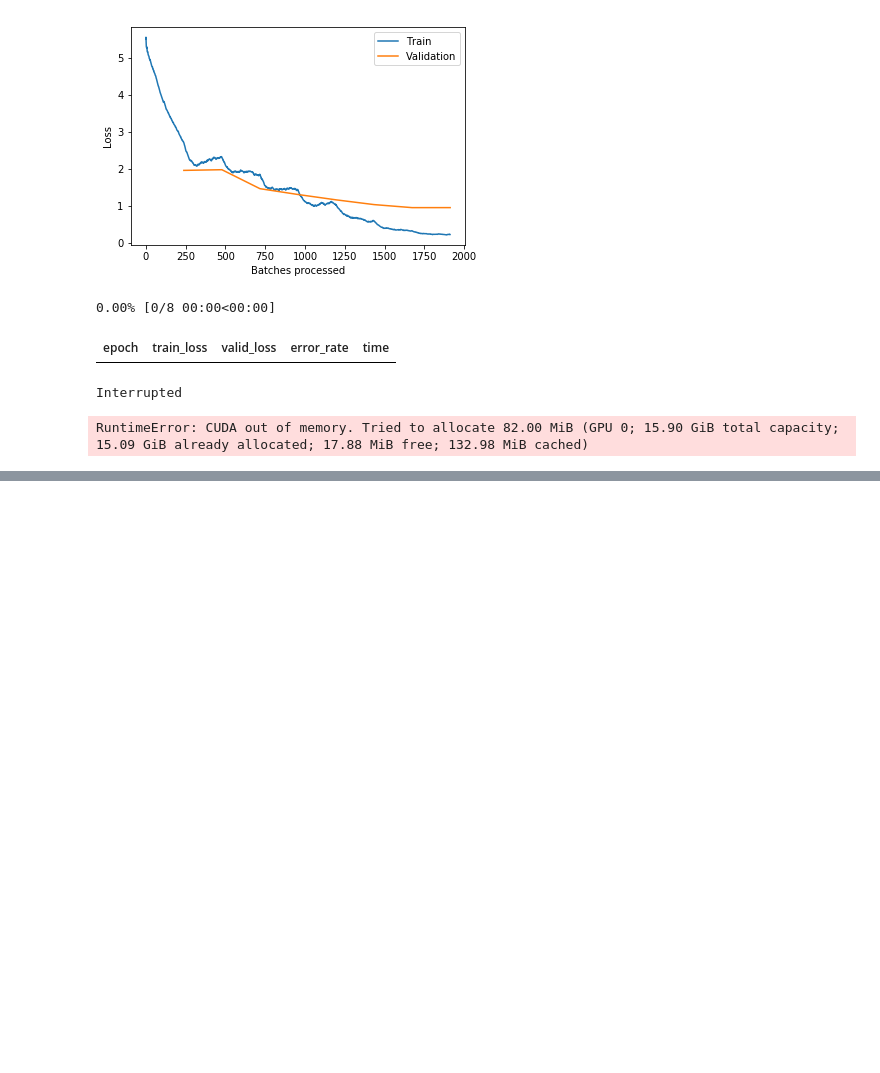
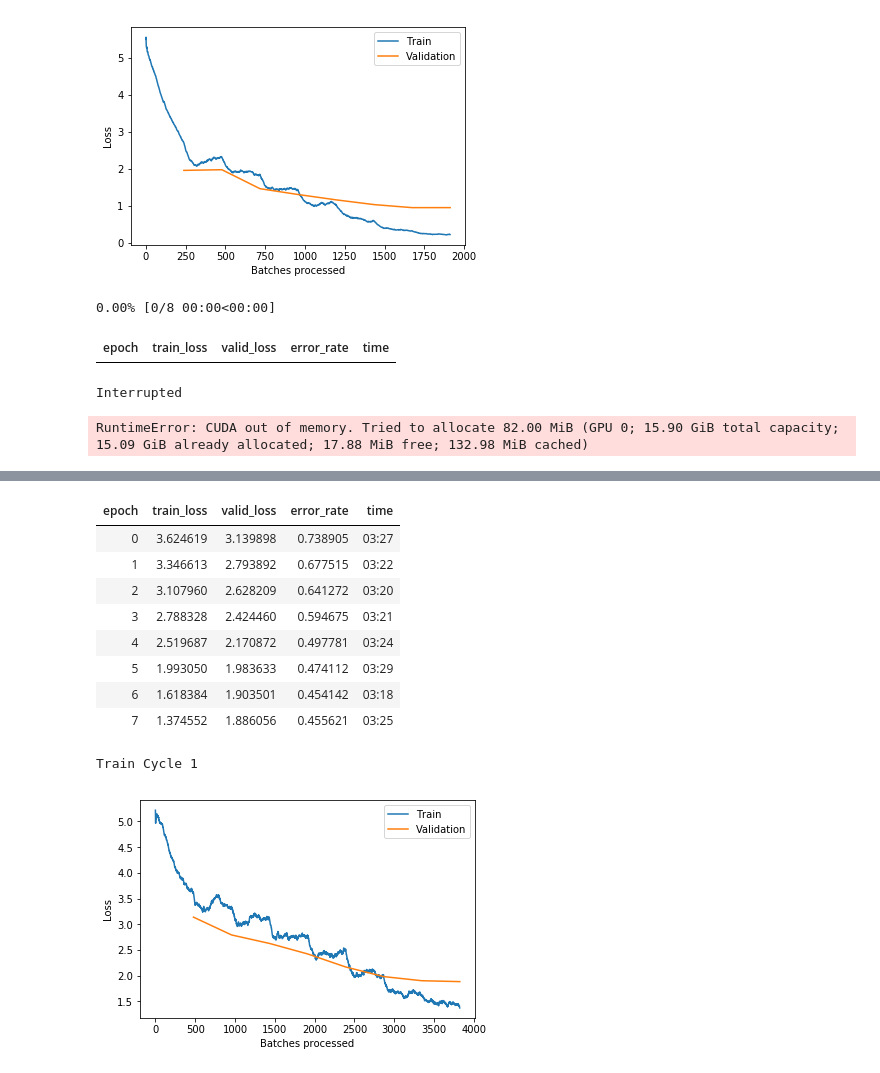
Before and after one commit to Etrama/anime-ml-project-old, a Jupyter notebook: notebooks/MODEL4 Which Anime (data_v4) with Proper Docs.ipynb, the cells around one changed output, grey strips where cells are left out. Cells and saved outputs as stored; diff of their text form; code cells hidden in the pictures; blank space fills up the shorter version.

```diff
--- a/notebooks/MODEL4 Which Anime (data_v4) with Proper Docs.ipynb
+++ b/notebooks/MODEL4 Which Anime (data_v4) with Proper Docs.ipynb
@@ -396,0 +506,31 @@ RuntimeError: CUDA out of memory. Tried to allocate 82.00 MiB (GPU 0; 15.90 GiB
+# %%
+def densenet121_trial(archi):
+    print("Trying {}".format(archi))
+    data = ImageDataBunch.from_folder("./data_v4/Anime_Recogntn_Images/" , size = 450, valid_pct= 0.15, seed = 42, bs = 16)
+    #print(data)
+    path = Path('~./Anime_Project/data_v4/Anime_Recogntn_Images')
+
+    classes = data.classes
+    for c in classes:
+        #print(c)
+        verify_images(path/c, delete=True, size = 500)
+
+    learn = cnn_learner(data, models.squeezenet1_0, metrics = error_rate)
+
+    learn.fit_one_cycle(8, max_lr=slice(1e-3,1e-2))
+    print("Train Cycle 1")
+    learn.recorder.plot_losses()
+# %%
+densenet121_trial("Densenet121 trial")
+# %% [output]
+| epoch | train_loss | valid_loss | error_rate | time |
+| 0 | 3.624619 | 3.139898 | 0.738905 | 03:27 |
+| 1 | 3.346613 | 2.793892 | 0.677515 | 03:22 |
+| 2 | 3.107960 | 2.628209 | 0.641272 | 03:20 |
+| 3 | 2.788328 | 2.424460 | 0.594675 | 03:21 |
+| 4 | 2.519687 | 2.170872 | 0.497781 | 03:24 |
+| 5 | 1.993050 | 1.983633 | 0.474112 | 03:29 |
+| 6 | 1.618384 | 1.903501 | 0.454142 | 03:18 |
+| 7 | 1.374552 | 1.886056 | 0.455621 | 03:25 |
+Train Cycle 1
+[figure, added]
```
Also changed, not shown: parts of 29 cells of this notebook, 3 other files.
